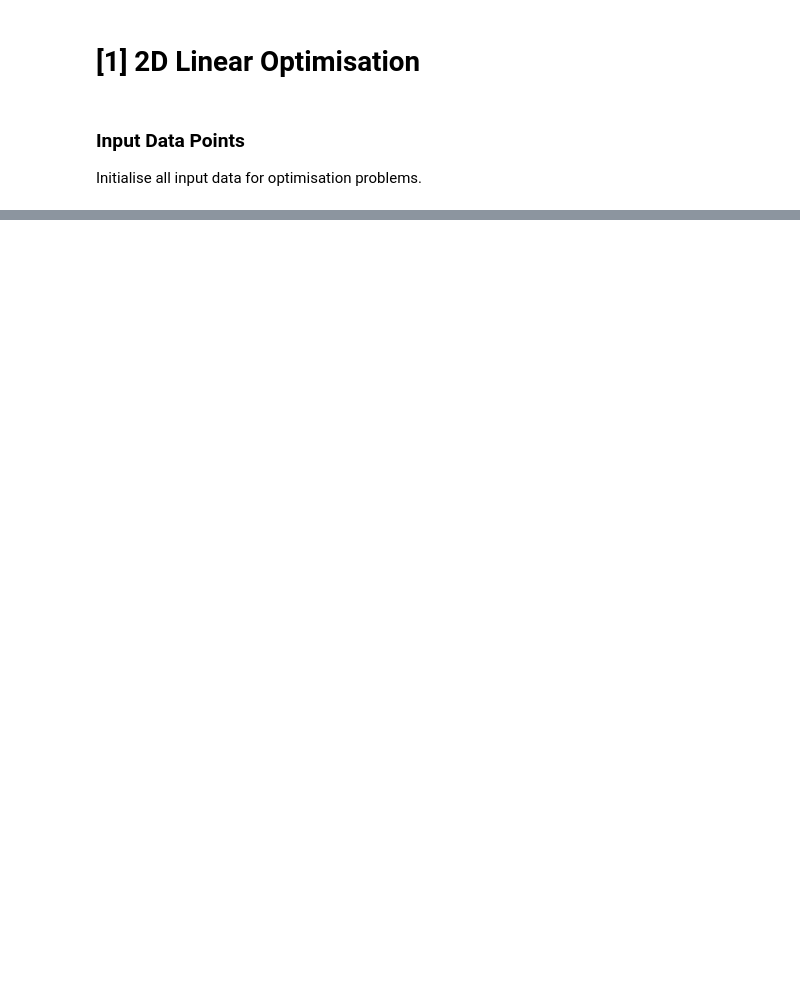
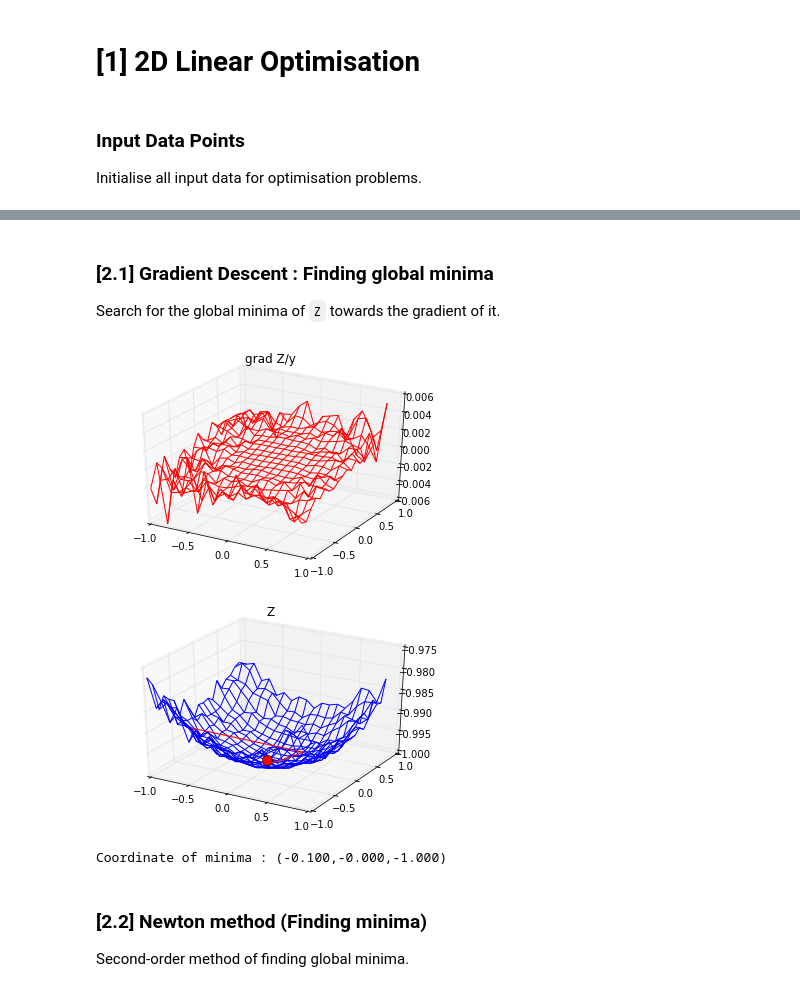
Before and after one commit to tao-pr/linear-optimisations, a Jupyter notebook: Linear Optimisations in Action.ipynb, the cells around one changed output, grey strips where cells are left out. Drawn from its saved outputs; the diff is of its cells as text; code cells hidden in the pictures; blank space fills up the shorter version.

```diff
--- a/Linear Optimisations in Action.ipynb
+++ b/Linear Optimisations in Action.ipynb
@@ -92,0 +102,68 @@ plt.show()
+# %% [markdown]
+### [2.1] Gradient Descent : Finding global minima
+
+Search for the global minima of `Z` towards the gradient of it.
+# %%
+# Calculate gradient of Z
+dZy,dZx = np.gradient(Z)
+
+# Plot gradient
+fig  = plt.figure(1)
+ax3d = fig.add_subplot(111, projection='3d')
+
+ax3d.plot_wireframe(X,Y,dZy,color='r')
+plt.title('grad Z/y')
+plt.show()
+
+# Random where to start searching (preferrably from the edge)
+u,v = np.random.choice(range(5),2)
+
+routex = [X[v][u]]
+routey = [Y[v][u]]
+routez = [Z[v][u]]
+iters  = 10
+alpha  = 500
+i      = 0
+
+
+while i<iters:
+    x  = X[u]
+    y  = Y[v]
+    # Update x,y with respect to the gradient at (x,y)
+    # x' = x - alpha* grad(x)
+    dx = alpha * dZx[v][u]
+    dy = alpha * dZy[v][u]
+
+    # Find the next position to traverse
+    du = int(np.ceil(dx/res))
+    dv = int(np.ceil(dy/res))
+
+    u  = u - du
+    v  = v - dv
+
+    routex.append(X[v][u])
+    routey.append(Y[v][u])
+    routez.append(Z[v][u])
+    i += 1
+
+# Visualise the path
+fig  = plt.figure(1)
+ax3d = fig.add_subplot(111, projection='3d')
+
+minx, miny, minz = routex[-1], routey[-1], routez[-1]
+
+ax3d.plot_wireframe(X, Y, Z) # Raw Z
+ax3d.plot(routex, routey, zs=routez, color='r') # Gradient descent path
+ax3d.plot([minx], [miny], [minz], 'o', color='r', markersize=10) # Minima point
+
+plt.title('Z')
+plt.show()
+
+print('Coordinate of minima : ({0:.3f},{1:.3f},{2:.3f})'.format(minx,miny,minz))
+# %% [output]
+[figure, added]
+[figure, added]
+Coordinate of minima : (-0.100,-0.000,-1.000)
+# %% [markdown]
+### [2.2] Newton method (Finding minima)
+Second-order method of finding global minima.
```
Also changed, not shown: parts of 9 cells of this notebook.
